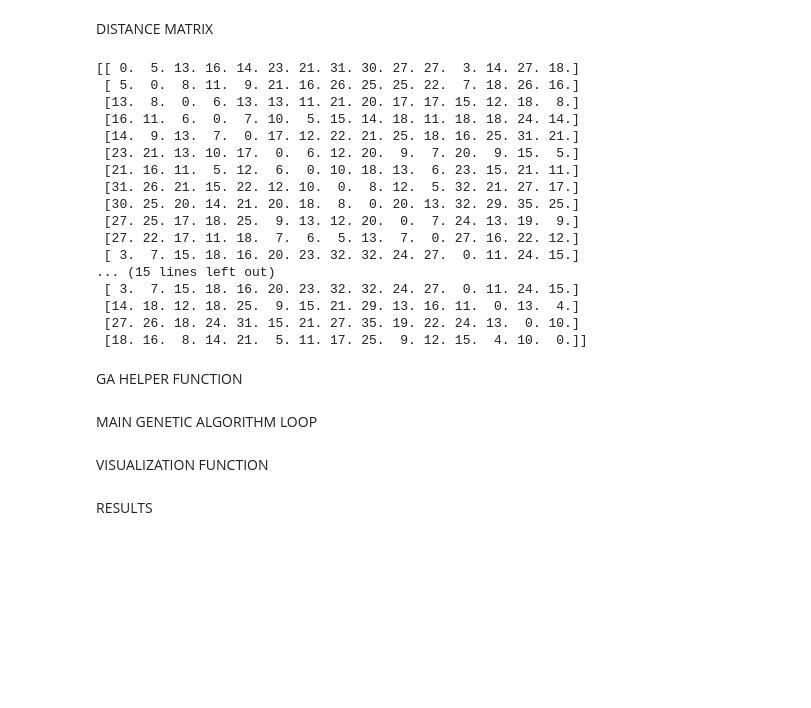
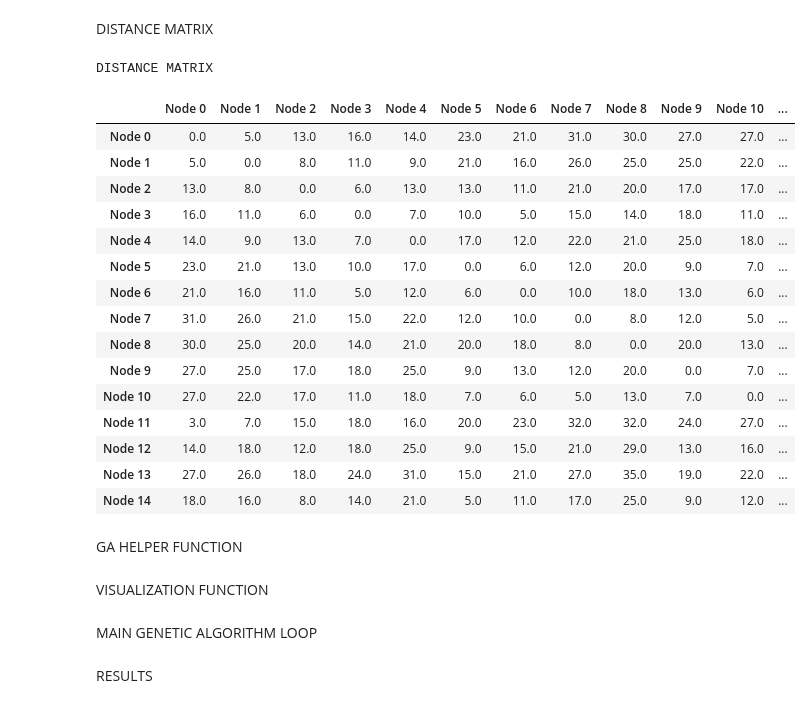
Before and after one commit to jasonkmrkn/genetic-algorithm-implementation-on-vrp, a Jupyter notebook: genetic_vrp.ipynb, the cells around one changed output. Drawn from its saved outputs; the diff is of its cells as text; code cells hidden in the pictures; blank space fills up the shorter version.

```diff
--- a/genetic_vrp.ipynb
+++ b/genetic_vrp.ipynb
@@ -84,38 +69,44 @@ plt.show()
 # %% [markdown]
 DISTANCE MATRIX
 # %%
-
+# dist mat with fw
 dist_matrix_fw = nx.floyd_warshall_numpy(G, weight='weight')
 
+# dist mat with
 dist_matrix_dj = np.zeros((TOTAL_CUSTOMER, TOTAL_CUSTOMER))
 for i in range(TOTAL_CUSTOMER):
     for j in range(TOTAL_CUSTOMER):
         if i == j:
             dist_matrix_dj[i][j] = 0
         else:
             dist_matrix_dj[i][j] = nx.shortest_path_length(G, i, j, weight='weight')
 
-print(dist_matrix_fw)
-print("*" * 100)
-print(dist_matrix_dj)
+dist_df = pd.DataFrame(
+    dist_matrix_fw,
+    index=[f"Node {i}" for i in range(TOTAL_CUSTOMER)],
+    columns=[f"Node {i}" for i in range(TOTAL_CUSTOMER)]
+)
+
+print("DISTANCE MATRIX")
+dist_df
 # %% [output]
-[[ 0.  5. 13. 16. 14. 23. 21. 31. 30. 27. 27.  3. 14. 27. 18.]
- [ 5.  0.  8. 11.  9. 21. 16. 26. 25. 25. 22.  7. 18. 26. 16.]
- [13.  8.  0.  6. 13. 13. 11. 21. 20. 17. 17. 15. 12. 18.  8.]
- [16. 11.  6.  0.  7. 10.  5. 15. 14. 18. 11. 18. 18. 24. 14.]
- [14.  9. 13.  7.  0. 17. 12. 22. 21. 25. 18. 16. 25. 31. 21.]
- [23. 21. 13. 10. 17.  0.  6. 12. 20.  9.  7. 20.  9. 15.  5.]
- [21. 16. 11.  5. 12.  6.  0. 10. 18. 13.  6. 23. 15. 21. 11.]
- [31. 26. 21. 15. 22. 12. 10.  0.  8. 12.  5. 32. 21. 27. 17.]
- [30. 25. 20. 14. 21. 20. 18.  8.  0. 20. 13. 32. 29. 35. 25.]
- [27. 25. 17. 18. 25.  9. 13. 12. 20.  0.  7. 24. 13. 19.  9.]
- [27. 22. 17. 11. 18.  7.  6.  5. 13.  7.  0. 27. 16. 22. 12.]
- [ 3.  7. 15. 18. 16. 20. 23. 32. 32. 24. 27.  0. 11. 24. 15.]
-... (15 lines left out)
- [ 3.  7. 15. 18. 16. 20. 23. 32. 32. 24. 27.  0. 11. 24. 15.]
- [14. 18. 12. 18. 25.  9. 15. 21. 29. 13. 16. 11.  0. 13.  4.]
- [27. 26. 18. 24. 31. 15. 21. 27. 35. 19. 22. 24. 13.  0. 10.]
- [18. 16.  8. 14. 21.  5. 11. 17. 25.  9. 12. 15.  4. 10.  0.]]
+DISTANCE MATRIX
+|  | Node 0 | Node 1 | Node 2 | Node 3 | Node 4 | Node 5 | Node 6 | Node 7 | Node 8 | Node 9 | Node 10 | ... |
+| Node 0 | 0.0 | 5.0 | 13.0 | 16.0 | 14.0 | 23.0 | 21.0 | 31.0 | 30.0 | 27.0 | 27.0 | ... |
+| Node 1 | 5.0 | 0.0 | 8.0 | 11.0 | 9.0 | 21.0 | 16.0 | 26.0 | 25.0 | 25.0 | 22.0 | ... |
+| Node 2 | 13.0 | 8.0 | 0.0 | 6.0 | 13.0 | 13.0 | 11.0 | 21.0 | 20.0 | 17.0 | 17.0 | ... |
+| Node 3 | 16.0 | 11.0 | 6.0 | 0.0 | 7.0 | 10.0 | 5.0 | 15.0 | 14.0 | 18.0 | 11.0 | ... |
+| Node 4 | 14.0 | 9.0 | 13.0 | 7.0 | 0.0 | 17.0 | 12.0 | 22.0 | 21.0 | 25.0 | 18.0 | ... |
+| Node 5 | 23.0 | 21.0 | 13.0 | 10.0 | 17.0 | 0.0 | 6.0 | 12.0 | 20.0 | 9.0 | 7.0 | ... |
+| Node 6 | 21.0 | 16.0 | 11.0 | 5.0 | 12.0 | 6.0 | 0.0 | 10.0 | 18.0 | 13.0 | 6.0 | ... |
+| Node 7 | 31.0 | 26.0 | 21.0 | 15.0 | 22.0 | 12.0 | 10.0 | 0.0 | 8.0 | 12.0 | 5.0 | ... |
+| Node 8 | 30.0 | 25.0 | 20.0 | 14.0 | 21.0 | 20.0 | 18.0 | 8.0 | 0.0 | 20.0 | 13.0 | ... |
+| Node 9 | 27.0 | 25.0 | 17.0 | 18.0 | 25.0 | 9.0 | 13.0 | 12.0 | 20.0 | 0.0 | 7.0 | ... |
+| Node 10 | 27.0 | 22.0 | 17.0 | 11.0 | 18.0 | 7.0 | 6.0 | 5.0 | 13.0 | 7.0 | 0.0 | ... |
+| Node 11 | 3.0 | 7.0 | 15.0 | 18.0 | 16.0 | 20.0 | 23.0 | 32.0 | 32.0 | 24.0 | 27.0 | ... |
+| Node 12 | 14.0 | 18.0 | 12.0 | 18.0 | 25.0 | 9.0 | 15.0 | 21.0 | 29.0 | 13.0 | 16.0 | ... |
+| Node 13 | 27.0 | 26.0 | 18.0 | 24.0 | 31.0 | 15.0 | 21.0 | 27.0 | 35.0 | 19.0 | 22.0 | ... |
+| Node 14 | 18.0 | 16.0 | 8.0 | 14.0 | 21.0 | 5.0 | 11.0 | 17.0 | 25.0 | 9.0 | 12.0 | ... |
 # %% [markdown]
 GA HELPER FUNCTION
 # %%
@@ -252,5 +243,3 @@ def inverse_mutation(chrom: list):
         return mutated_chrom
     else:
         return chrom
-# %% [markdown]
-MAIN GENETIC ALGORITHM LOOP
@@ -376,3 +328,5 @@ def visualize_routes(chrom: list, G, pos=pos):
         print(f"Route {i}: {' → '.join(map(str, route))}")
         print(f"  Load: {route_load}/{VEHICLE_CAPACITY} | Distance: {route_dist:.2f}")
     print("="*60)
+# %% [markdown]
+MAIN GENETIC ALGORITHM LOOP
```
Also changed, not shown: parts of 5 cells of this notebook, 1 other file.
